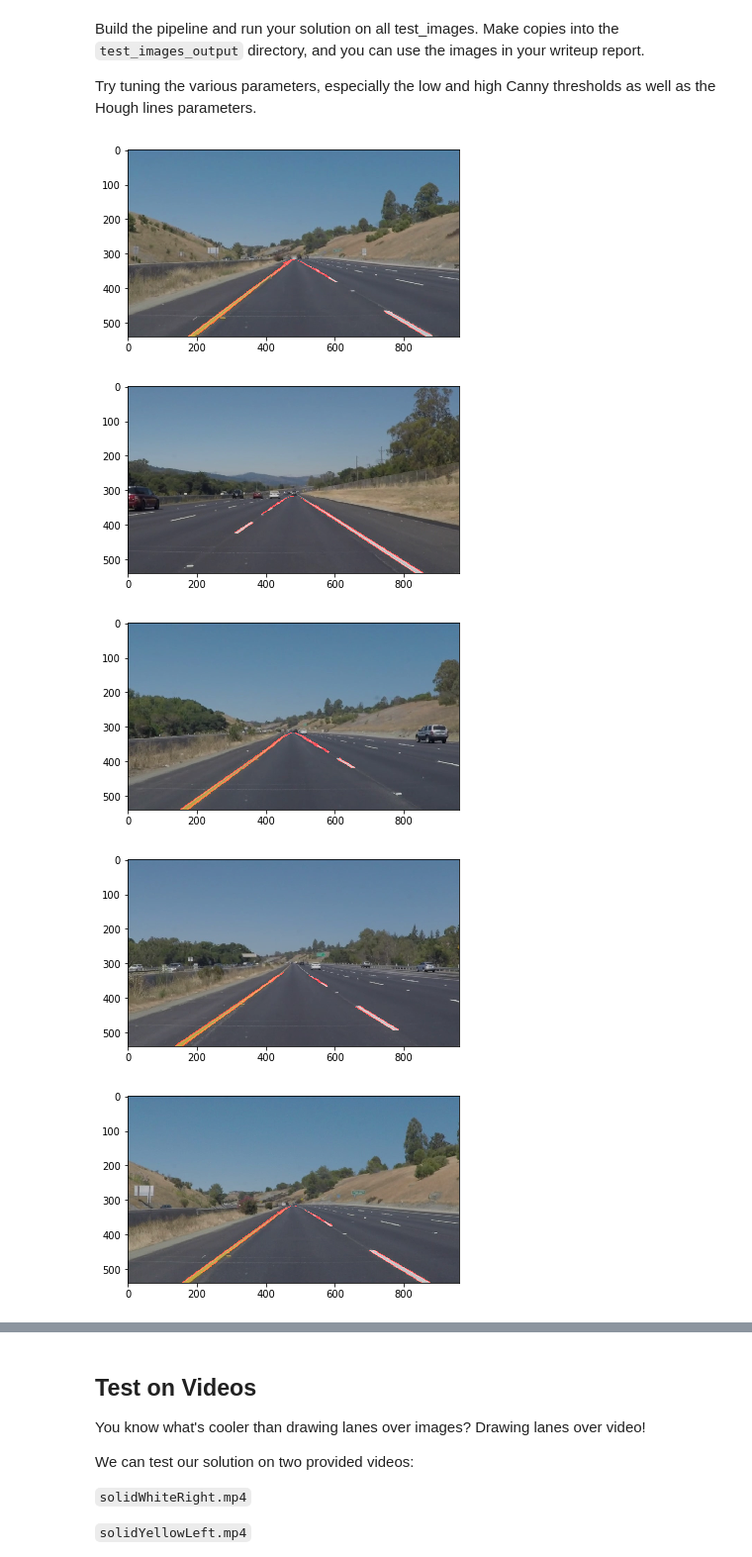
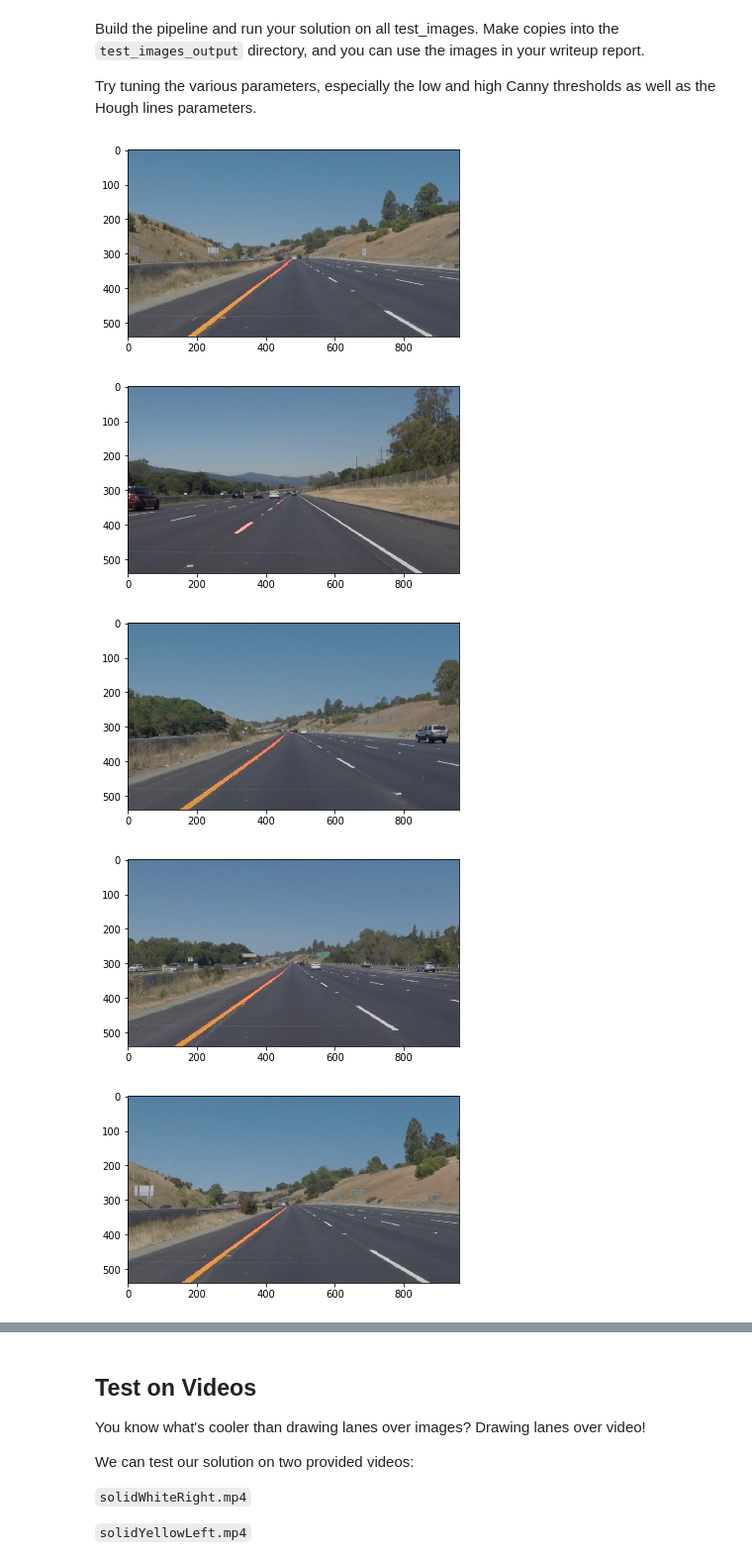
Before and after one commit to settinghead/CarND-LaneLines-P1, a Jupyter notebook: P1.ipynb, the cells around one changed output, grey strips where cells are left out. Shown: that part at 99% size. Saved outputs shown, nothing was run; the diff lists cells and outputs as text; code cells hidden in the pictures.

Commit message:
calc slope

```diff
--- a/P1.ipynb
+++ b/P1.ipynb
@@ -80,6 +80,7 @@ This image is: <class 'numpy.ndarray'> with dimensions: (540, 960, 3)
 Below are some helper functions to help get you started. They should look familiar from the lesson!
 # %%
 import math
+import seaborn as sns
 
 def grayscale(img):
     """Applies the Grayscale transform
@@ -141,7 +142,30 @@ def draw_lines(img, lines, color=[255, 0, 0], thickness=2):
     If you want to make the lines semi-transparent, think about combining
     this function with the weighted_img() function below
     """
+    epsilon = 0.00001
+    def slope(l):
+        (x1, y1, x2, y2) = l[0]
+        return (y2 - y1) / (x2 - x1 + epsilon)
+
+    left = []
+    right = []
+
+    def categorize(curr_line):
+        s = slope(curr_line)
+        if(s < 0):
+            left.append(curr_line)
+        else:
+            right.append(curr_line)
+
+#     slopes = []
+#     for line in lines:
+#         slopes.append(slope(line))
+#     sns.distplot(slopes)
+
     for line in lines:
+        categorize(line)
+
+    for line in left:
         for x1,y1,x2,y2 in line:
             cv2.line(img, (x1, y1), (x2, y2), color, thickness)
 
@@ -195,36 +219,36 @@ Try tuning the various parameters, especially the low and high Canny thresholds
 # %%
 # TODO: Build your pipeline that will draw lane lines on the test_images
 # then save them to the test_images_output directory.
 images = os.listdir("test_images/")
 
 
 def find_lanes(image):
     gray = grayscale(image)
     blur_gray = gaussian_blur(gray, kernel_size=5)
     (h, w, _) = image.shape
     edges = canny(blur_gray, low_threshold=50, high_threshold=150)
-    lines = hough_lines(edges, rho=2, theta=np.pi/180, threshold=15, min_line_len=40, max_line_gap=20)
+    lines = hough_lines(edges, rho=2, theta=np.pi/180, threshold=15, min_line_len=30, max_line_gap=10)
     masked = region_of_interest(lines, np.array([[
         (0, h),
         (math.floor(w * 0.49), math.floor(h * 0.59)),
         (math.floor(w * 0.51), math.floor(h * 0.59)),
         (w, h)
     ]]))
     weighted = weighted_img(masked, image)
     return weighted
 
 if not os.path.exists("test_images_output"):
     os.makedirs("test_images_output")
 
 for imgsrc in images:
     image = mpimg.imread('test_images/' + imgsrc)
     with_lanes = find_lanes(image)
     plt.figure()
     plt.imshow(with_lanes)
     mpimg.imsave("test_images_output/" + imgsrc, with_lanes, format="jpg")
 # %% [output]
-[figure, old version]
+[figure, new version]
-[figure, old version]
+[figure, new version]
-[figure, old version]
+[figure, new version]
-[figure, old version]
+[figure, new version]
-[figure, old version]
+[figure, new version]
```
Also changed, not shown: parts of 5 cells of this notebook.
